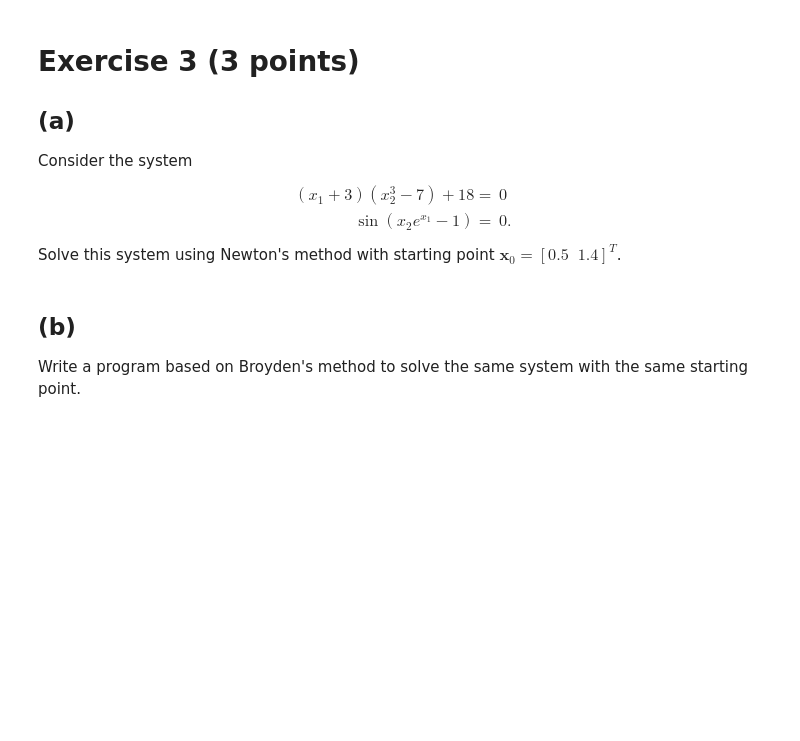
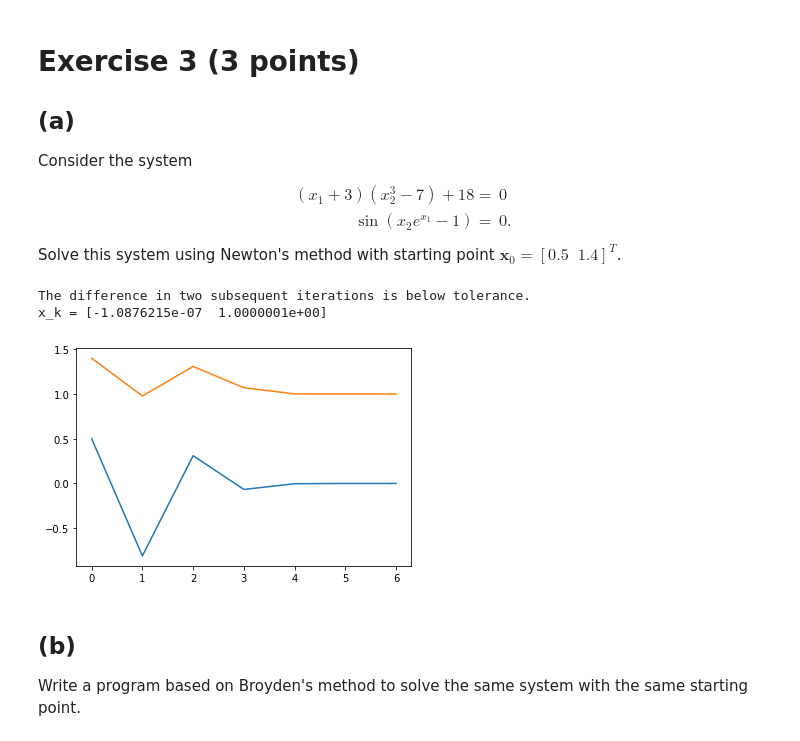
Before and after one commit to JaccovanWijk/NAHomework, a Jupyter notebook: Homework 4/Jacco.ipynb, the cells around one changed output. Drawn from its saved outputs; the diff is of its cells as text; code cells hidden in the pictures; blank space fills up the shorter version.

```diff
--- a/Homework 4/Jacco.ipynb
+++ b/Homework 4/Jacco.ipynb
@@ -202,10 +202,17 @@ Solve this system using Newton's method with starting
 point $\mathbf{x}_0 = [ 0.5 \;\; 1.4 ] ^T$.
 # %%
 # your answer here
-import numpy as np
+def fun3(x):
+  return jnp.array([(x[0] + 3)*(x[1]**3 - 7) + 18, jnp.sin(x[1]*jnp.exp(x[0]) - 1)])
 
-def fun(x):
-  return jnp.array([(x[1] + 3)*])
+x = jnp.array([0.5, 1.4])
+newton = Newton(fun3, x, 10)
+plt.plot(newton)
+plt.show()
+# %% [output]
+The difference in two subsequent iterations is below tolerance.
+x_k = [-1.0876215e-07  1.0000001e+00]
+[figure, added]
 # %% [markdown]
 ## (b)
 Write a program based on Broyden's method to solve the same system with the same starting point.
```
Also changed, not shown: parts of 4 cells of this notebook.
